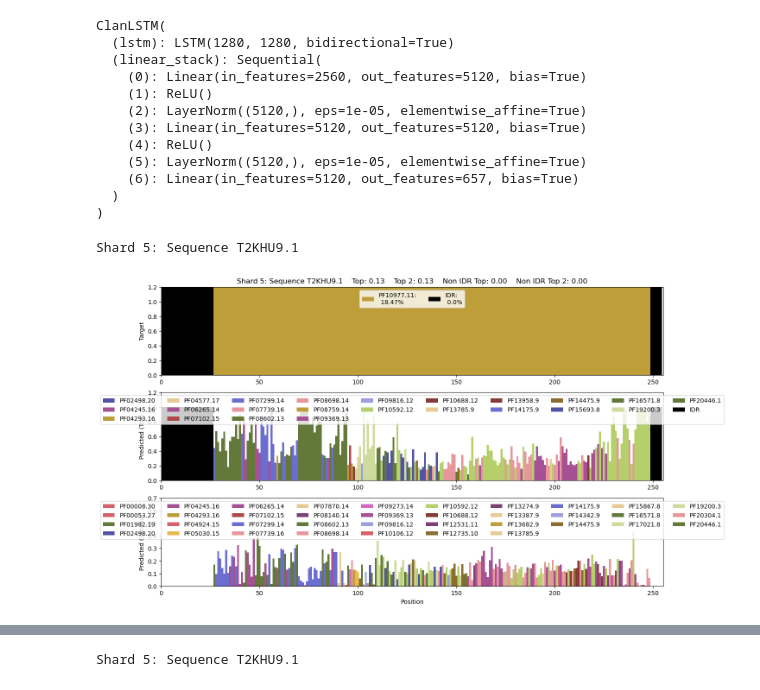
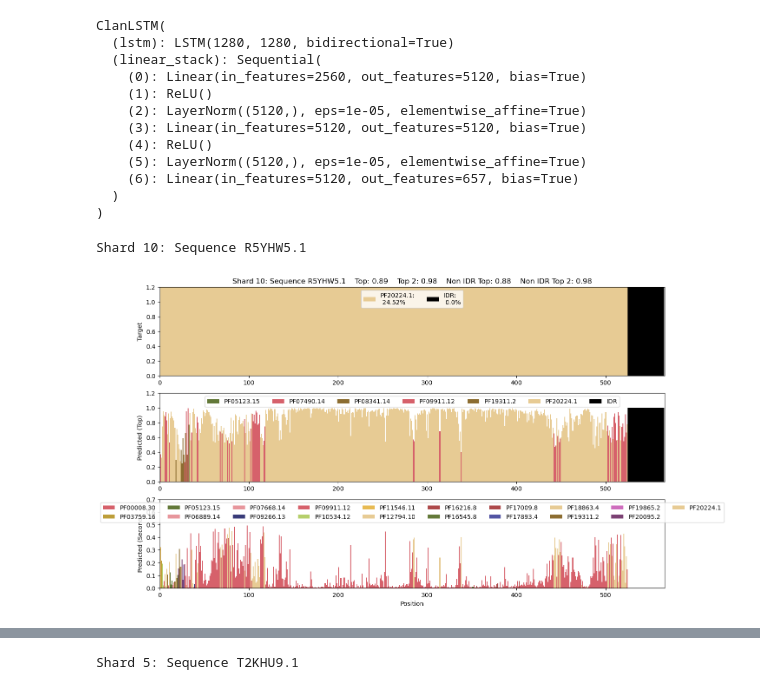
Before and after one commit to Protein-Sequence-Annotation/PSALM, a Jupyter notebook: library/test_esm.ipynb, the cells around one changed output, grey strips where cells are left out. Saved outputs shown, nothing was run; the diff lists cells and outputs as text; code cells hidden in the pictures.

```diff
--- a/library/test_esm.ipynb
+++ b/library/test_esm.ipynb
@@ -648,13 +648,13 @@ ClanLSTM(
 with torch.inference_mode():
 
     shard = np.random.randint(1,51)
-    # shard = 34
+    shard = 10
 
     hmm_dict = data_utils.parse_shard(shard)
     keys = list(hmm_dict.keys())
     key_idx = np.random.randint(0,len(keys))
     seq_id = keys[key_idx]
-    # seq_id = 'I0AHU5.1'
+    seq_id = 'R5YHW5.1'
 
     dataset = data_utils.get_dataset(shard)
     dataset = data_utils.filter_batches(dataset, [seq_id])
@@ -664,33 +664,33 @@ with torch.inference_mode():
     token = token.to(device)
     embedding = data_utils.get_embedding(token)
     fam_vector, clan_vector = hu.generate_domain_position_list2(hmm_dict, seq_id, data_utils.maps)
 
     stop_index = min(len(seq[0]), data_utils.length_limit)
     fam_vector = torch.tensor(fam_vector[:stop_index,:]).to(device) # clip the clan_vector to the truncated sequence length
     clan_vector = torch.tensor(clan_vector[:stop_index,:]).to(device)
 
     weighted_preds, _ = classifier(embedding["representations"][data_utils.last_layer][0,1:stop_index+1,:], clan_vector)
     clan_fam_matrix = maps['clan_family_matrix'].to(device)
     clan_fam_weights = torch.matmul(clan_vector,clan_fam_matrix)
 
-    for i in range(clan_fam_weights.shape[0]): #shape is Lxf
+    for i in range(clan_fam_weights.shape[0]): #shape is cxf
         indices = torch.nonzero(clan_fam_weights[i]).squeeze() #indices for the softmax
         weighted_preds[i,indices] = torch.softmax(weighted_preds[i,indices],dim=0)
 
     results = {}
     results[seq_id] = {}
     top_two_vals, top_two_indices = torch.topk(weighted_preds, k=2, dim=1)
 
 
     results[seq_id]['fam_vals'] = top_two_vals.cpu().numpy()
     results[seq_id]['fam_idx'] = top_two_indices.cpu().numpy()
     results[seq_id]['fam_true'] = torch.argmax(fam_vector, dim=1).cpu().numpy()
     results[seq_id]['fam_true_vals'] = fam_vector.max(dim=1)[1].cpu().numpy()
     results['label'] = seq_id
     results['shard'] = shard
     print(f'Shard {shard}: Sequence {seq_id}')
     # vz.viewSingleClan(shard,seq_id,results,list(maps['clan_idx'].keys()),"old_test_pids_CLAN.pkl")
     vz.viewSingleFam(shard, seq_id, results, list(maps['fam_idx'].keys()), "old_test_pids.pkl")
 # %% [output]
-Shard 5: Sequence T2KHU9.1
+Shard 10: Sequence R5YHW5.1
-[figure, old version]
+[figure, new version]
```
Also changed, not shown: parts of 9 cells of this notebook, 22 other files.
